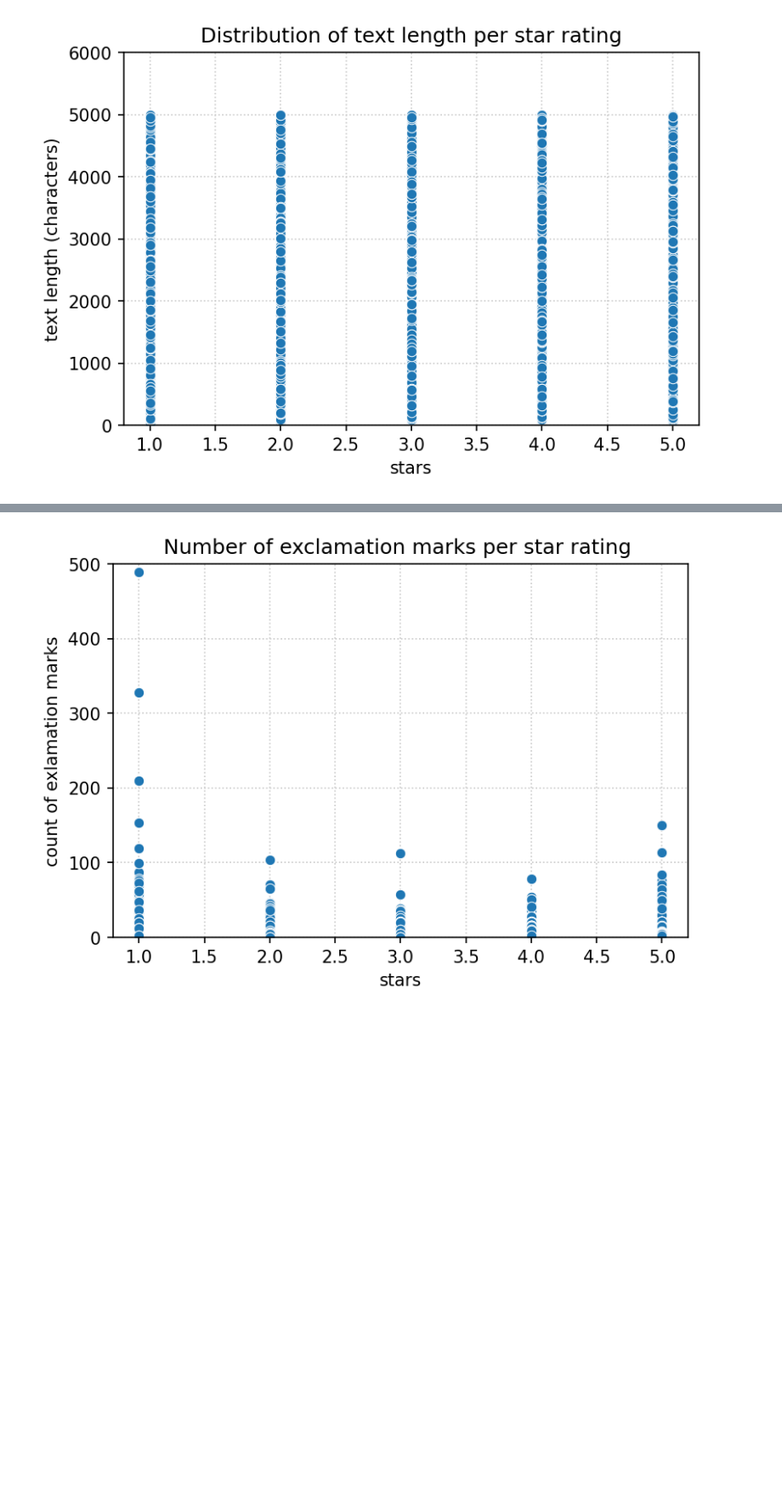
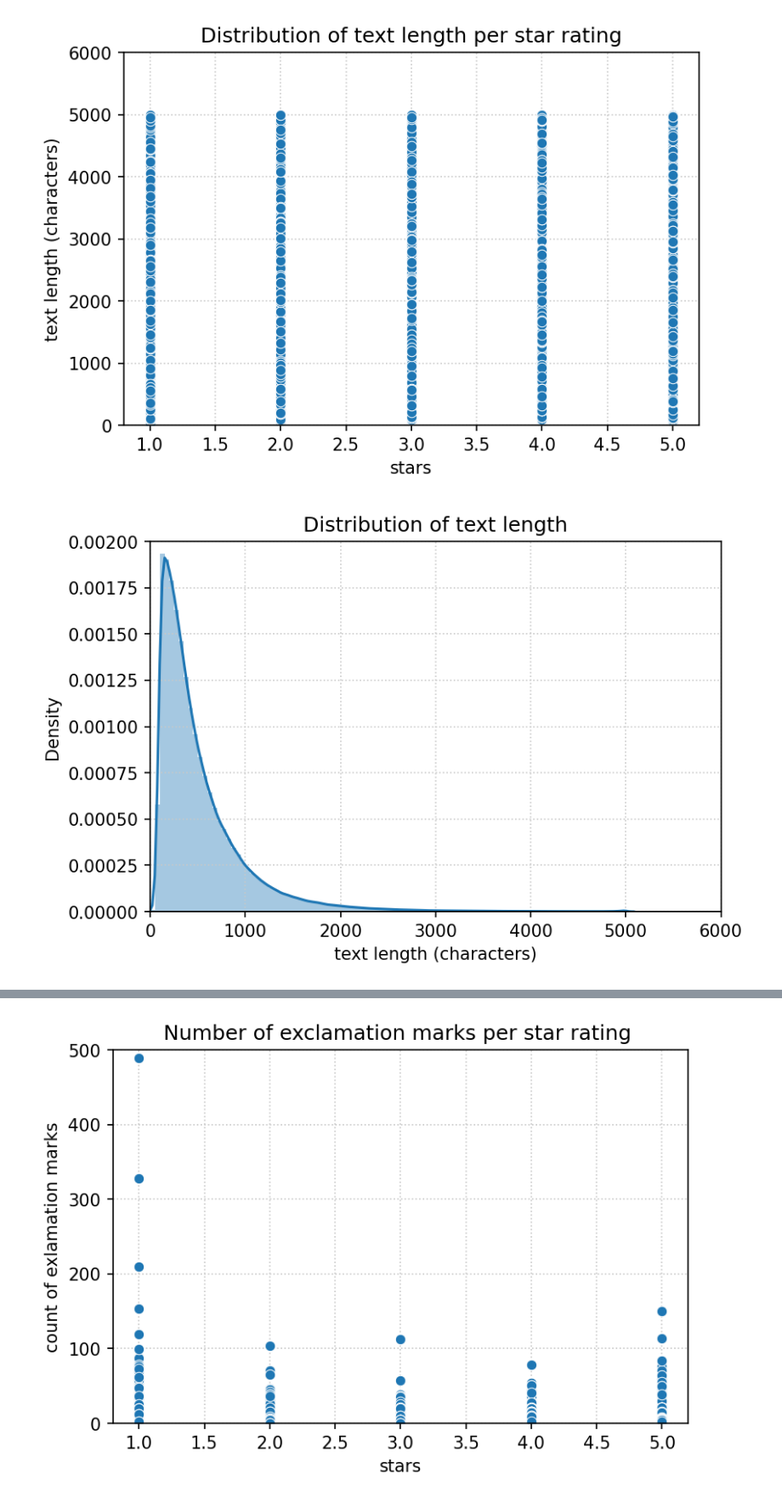
Before and after one commit to Jerwin87/Yelp-Capstone, a Jupyter notebook: notebooks/fb_EDA_Quality.ipynb, the cells around one changed output, grey strips where cells are left out. Shown at 85% size. Drawn from its saved outputs; the diff is of its cells as text; code cells hidden in the pictures; blank space fills up the shorter version.

```diff
--- a/notebooks/fb_EDA_Quality.ipynb
+++ b/notebooks/fb_EDA_Quality.ipynb
@@ -152,3 +151,15 @@ df_rev['text_length'] = df_rev['text'].str.len()
+# %%
+# Get the length(including punctuation and spaces) of each review and save it to new column
+
+df_rev['text_length'] = df_rev['text'].str.len()
+
+# Get the number of unique words per review and save it to new column
+
+df_rev['unique_words'] = df_rev['text'].apply(lambda x : len(set(str(x).split())))
+
+# Get the number of english stopwords -- Takes pretty long to evaluate
+
+# df_rev['stopwords'] = df_rev['text'].apply(lambda x : len([i for i in str(x).lower().split() if i in set(stopwords.words('english'))]))
 # %%
 # Get the number of used exclamation marks per review
 
@@ -161,3 +172,12 @@ plt.ylabel('text length (characters)')
 plt.grid(which='major', axis='both', color='#C9C9C9', linestyle=':', zorder=0)
 # %% [output]
 [figure]
+# %%
+sns.distplot(df_rev['text_length'], bins=100)
+plt.title('Distribution of text length')
+plt.xlim(0, 6000)
+plt.ylim(0, 0.002)
+plt.xlabel('text length (characters)')
+plt.grid(which='major', axis='both', color='#C9C9C9', linestyle=':', zorder=0)
+# %% [output]
+[figure, added]
```
Also changed, not shown: parts of 9 cells of this notebook.
